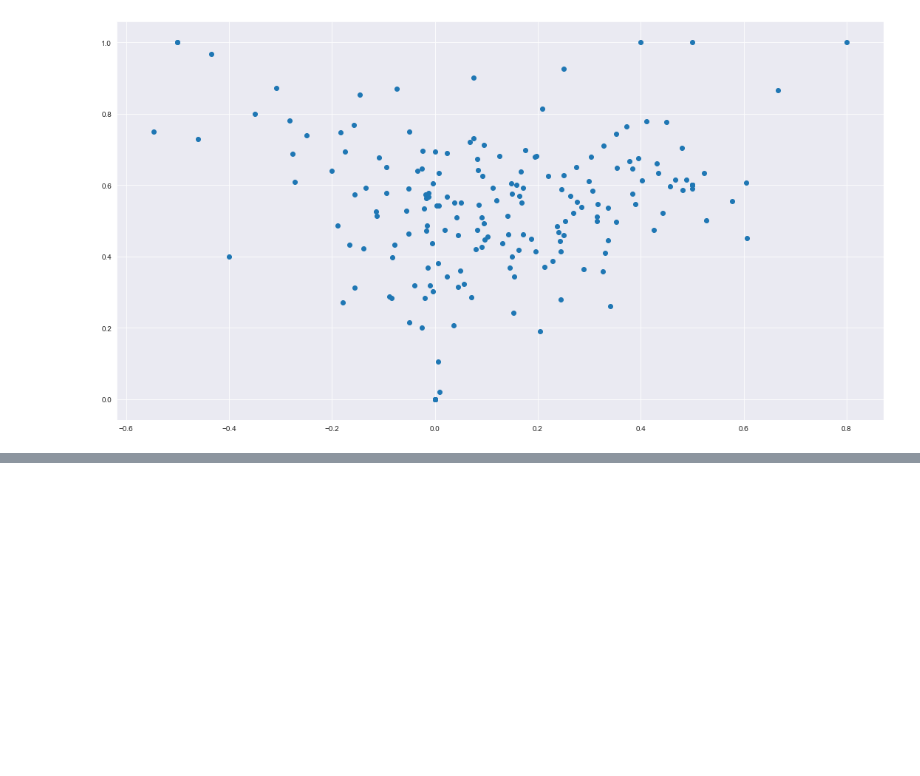
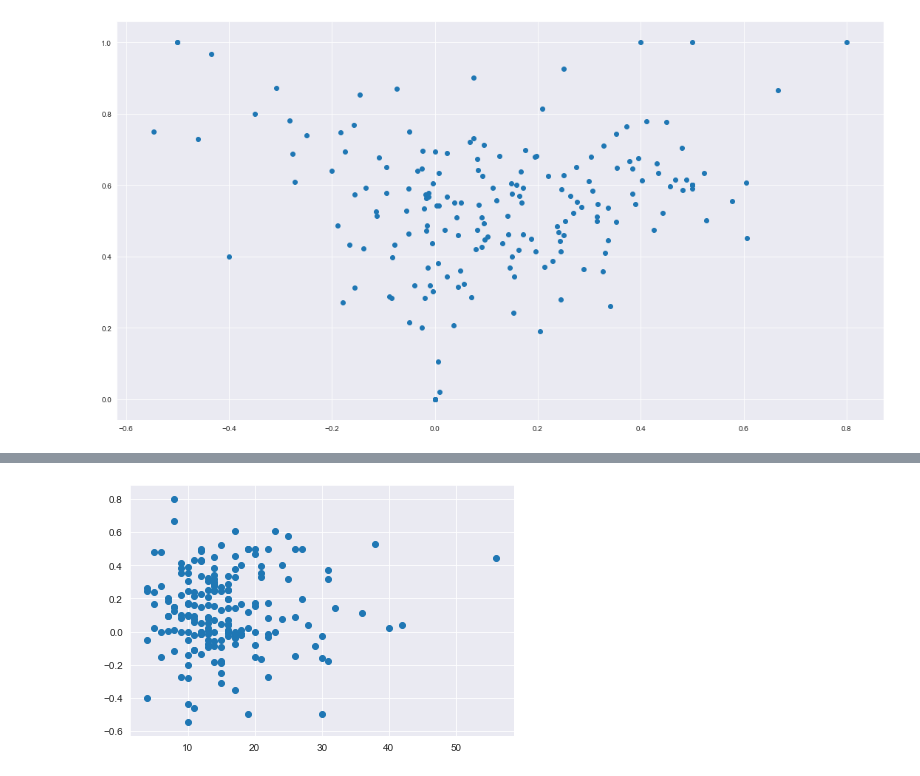
Before and after one commit to ArielJosephCohen/beatles_lyrics_topic_modeling, a Jupyter notebook: data_cleaning.ipynb, the cells around one changed output, grey strips where cells are left out. Cells and saved outputs as stored; diff of their text form; code cells hidden in the pictures; blank space fills up the shorter version.

```diff
--- a/data_cleaning.ipynb
+++ b/data_cleaning.ipynb
@@ -421,0 +430,7 @@ with sns.axes_style('darkgrid'):
+# %%
+with sns.axes_style('darkgrid'):
+    plt.scatter(df.title_length,df.polarity)
+    plt.tight_layout()
+    plt.show()
+# %% [output]
+[figure, added]
```
Also changed, not shown: parts of 13 cells of this notebook.
